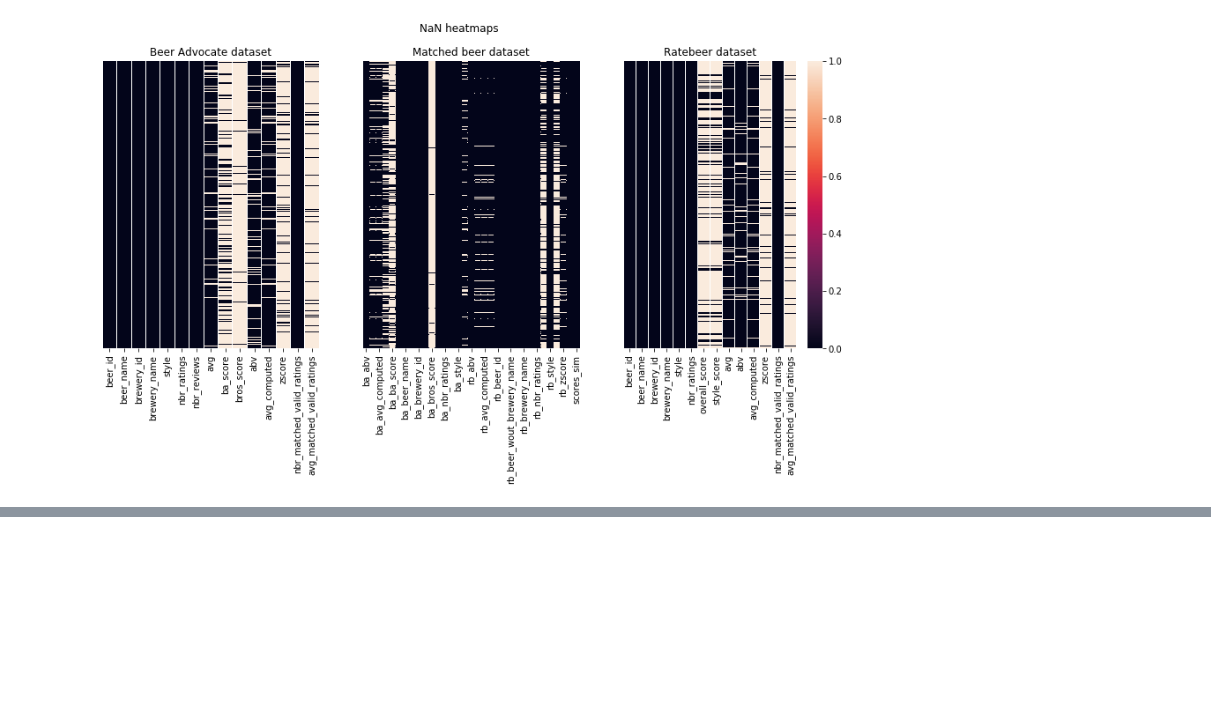
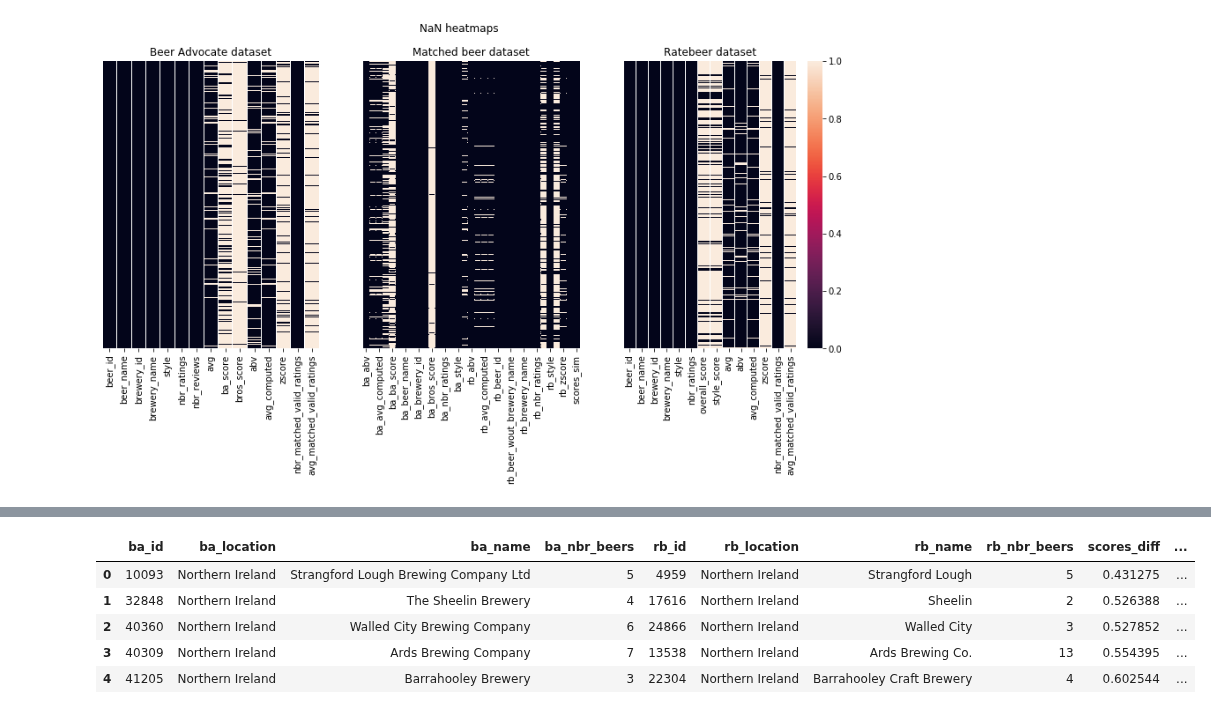
Before and after one commit to epfl-ada/ada-2022-project-hotchocolate, a Jupyter notebook: Notebook.ipynb, the cells around one changed output, grey strips where cells are left out. Cells and saved outputs as stored; diff of their text form; code cells hidden in the pictures; blank space fills up the shorter version.

```diff
--- a/Notebook.ipynb
+++ b/Notebook.ipynb
@@ -95,0 +236,9 @@ dtype: float64
+# %%
+df_md_breweries.head()
+# %% [output]
+|  | ba_id | ba_location | ba_name | ba_nbr_beers | rb_id | rb_location | rb_name | rb_nbr_beers | scores_diff | ... |
+| 0 | 10093 | Northern Ireland | Strangford Lough Brewing Company Ltd | 5 | 4959 | Northern Ireland | Strangford Lough | 5 | 0.431275 | ... |
+| 1 | 32848 | Northern Ireland | The Sheelin Brewery | 4 | 17616 | Northern Ireland | Sheelin | 2 | 0.526388 | ... |
+| 2 | 40360 | Northern Ireland | Walled City Brewing Company | 6 | 24866 | Northern Ireland | Walled City | 3 | 0.527852 | ... |
+| 3 | 40309 | Northern Ireland | Ards Brewing Company | 7 | 13538 | Northern Ireland | Ards Brewing Co. | 13 | 0.554395 | ... |
+| 4 | 41205 | Northern Ireland | Barrahooley Brewery | 3 | 22304 | Northern Ireland | Barrahooley Craft Brewery | 4 | 0.602544 | ... |
```
Also changed, not shown: parts of 20 cells of this notebook.
